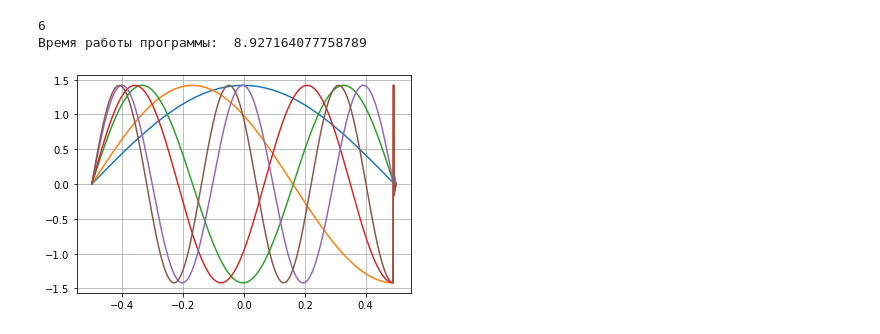
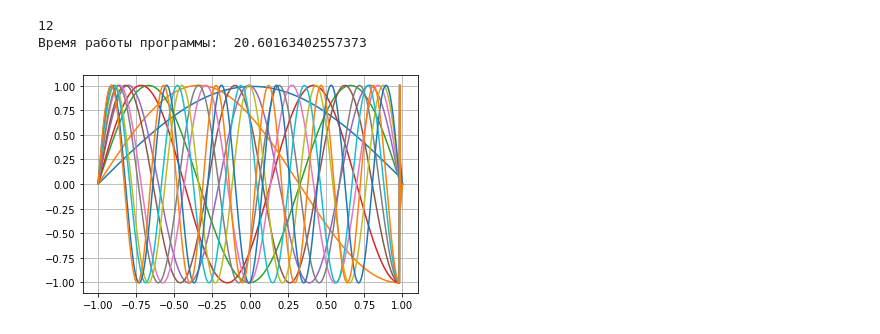
Before and after one commit to tokarev-i-v/numerical_methods, a Jupyter notebook: 4. 1-d Shroedinger modeling.ipynb, the cells around one changed output. Saved outputs shown, nothing was run; the diff lists cells and outputs as text; code cells hidden in the pictures.

```diff
--- a/4. 1-d Shroedinger modeling.ipynb
+++ b/4. 1-d Shroedinger modeling.ipynb
@@ -1,6 +1,5 @@
 # %%
 #shredinger
-
 import matplotlib.pyplot as plt
 import numpy as np
 import time
@@ -122,35 +121,35 @@ def Elevel(gamma, dE, V, Emax, Xmin, Xmax, Ngreed):
             Norm = Norm + 0.5*(S1[j]+S1[j+1])*dx;
         S = S/(Norm**0.5) # деление каждого элемента массива
         if (i==0):
             Psi = S
         else:
             Psi = np.concatenate((Psi, S), 0)
     Psi.resize(int(Psi.size/Ngreed), Ngreed)
     #Psi = Psi.transpose()
     return [EL, Psi]
 # программа!
 np.set_printoptions(threshold=10)
 startTime = time.time()
-Xmin = -0.5
-Xmax = 0.5
+Xmin = -1.0
+Xmax = 1.0
 gamma = 20
 Ngreed = 1000
 dE = 10**-3
 Emax = -0
 x = []
 for i in range(0, Ngreed):
     x.append(Xmin+(Xmax-Xmin)/(Ngreed-1)*i)
 V = []
 for i in range(0, Ngreed):
     V.append(U(x[i], Xmin, Xmax))
 [EL, Psi] = Elevel(gamma, dE, V, Emax, Xmin, Xmax, Ngreed)
 fig = plt.figure()
 for i in range(0, Psi.shape[0]):
     plt.plot(x, Psi[i,:])
 print("Время работы программы: ", (time.time() - startTime))
 plt.grid(True)
 plt.show()
 # %% [output]
-6
-Время работы программы:  8.927164077758789
+12
+Время работы программы:  20.60163402557373
-[figure, old version]
+[figure, new version]
```
Also changed, not shown: 1 other file.
